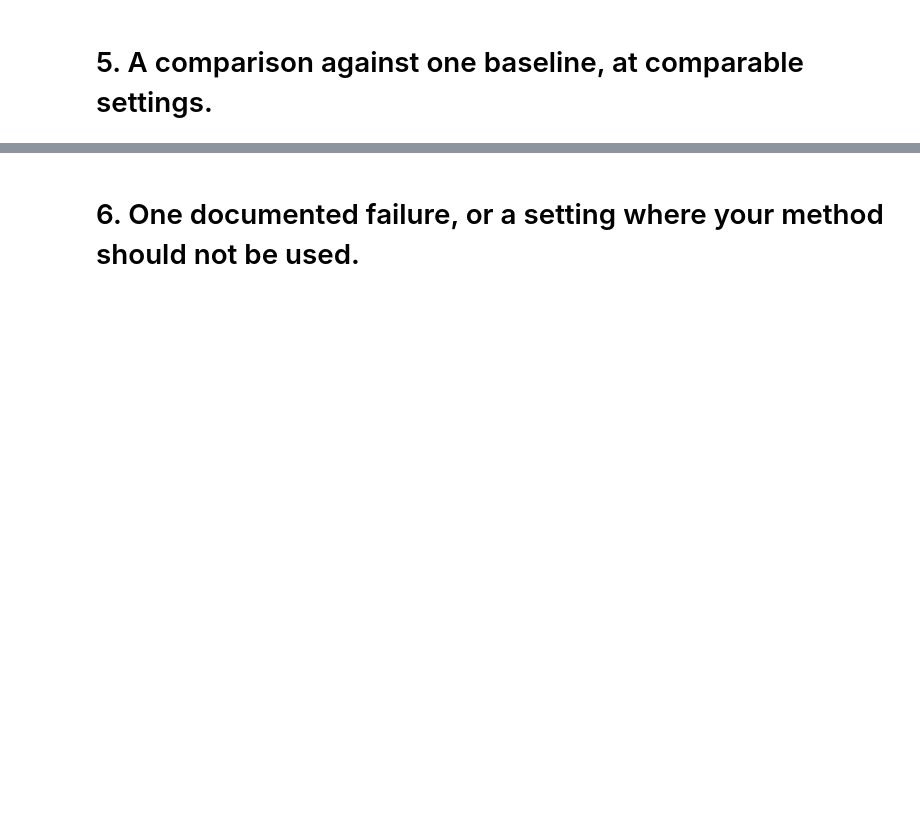
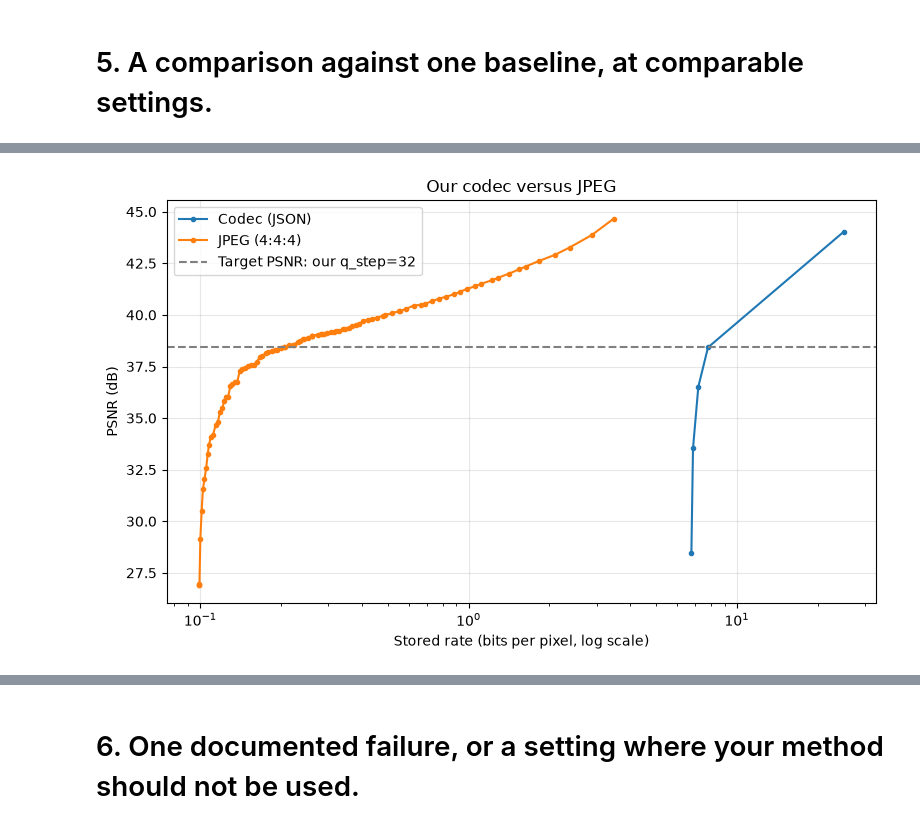
Before and after one commit to filza-a/IDIG4120-group-project, a Jupyter notebook: P2-More-Akhlaq/P2-More-Akhlaq.ipynb, the cells around one changed output, grey strips where cells are left out. Saved outputs shown, nothing was run; the diff lists cells and outputs as text; code cells hidden in the pictures; blank space fills up the shorter version.

```diff
--- a/P2-More-Akhlaq/P2-More-Akhlaq.ipynb
+++ b/P2-More-Akhlaq/P2-More-Akhlaq.ipynb
@@ -985,0 +1139,36 @@ q_step =256 | 11,851,213 bytes | 94.810 bits per pixel | Mean Squared error = 77
+# %%
+plt.figure(figsize=(8, 5))
+
+for name, measurements in [
+    ("Codec (JSON)", stats),
+    ("JPEG (4:4:4)", jpeg_stats),
+]:
+    ordered = sorted(
+        measurements,
+        key=lambda result: result["bits_per_pixel"],
+    )
+
+    plt.plot(
+        [result["bits_per_pixel"] for result in ordered],
+        [result["psnr"] for result in ordered],
+        ".-",
+        label=name,
+    )
+
+plt.axhline(
+    target_psnr,
+    color="gray",
+    linestyle="--",
+    label=f"Target PSNR: our q_step={q_step}",
+)
+
+plt.xscale("log")
+plt.xlabel("Stored rate (bits per pixel, log scale)")
+plt.ylabel("PSNR (dB)")
+plt.title("Our codec versus JPEG")
+plt.grid(True, alpha=0.3)
+plt.legend()
+plt.tight_layout()
+plt.show()
+# %% [output]
+[figure, added]
```
Also changed, not shown: parts of 14 cells of this notebook, 6 other files.
